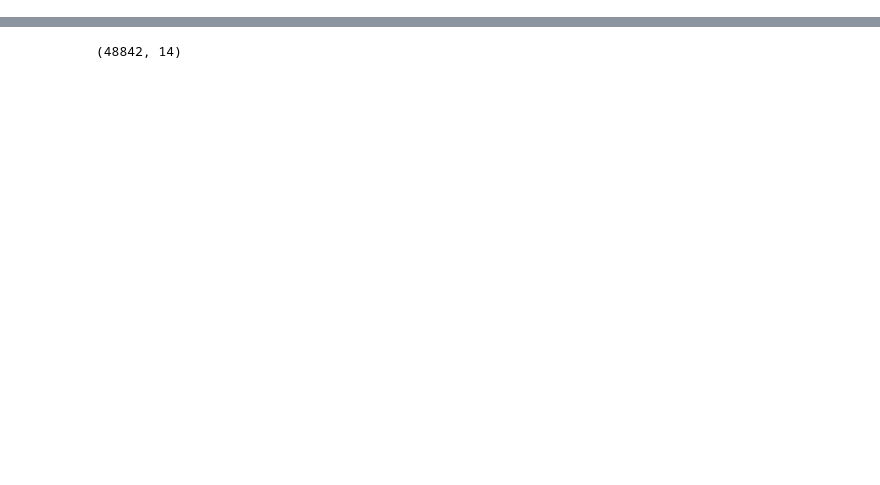
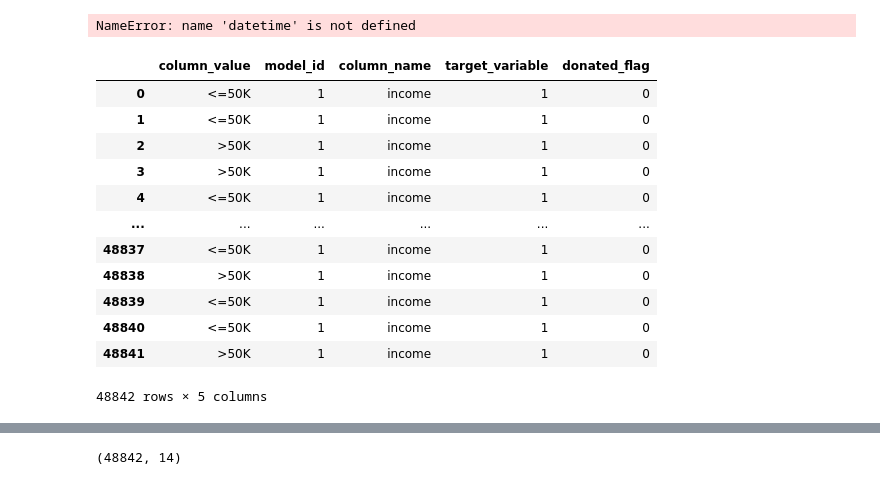
Before and after one commit to mraahemi/Bias_analyzer, a Jupyter notebook: notebooks/AdultDataset.ipynb, the cells around one changed output, grey strips where cells are left out. Drawn from its saved outputs; the diff is of its cells as text; code cells hidden in the pictures; blank space fills up the shorter version.

```diff
--- a/notebooks/AdultDataset.ipynb
+++ b/notebooks/AdultDataset.ipynb
@@ -17,0 +41,6 @@ df = data.data
+# %%
+target = pd.DataFrame(adult.target).rename(columns={'class': 'column_value'})
+target.loc[:, 'model_id'] = 1
+target.loc[:, 'column_name'] = 'income'
+target.loc[:, 'target_variable'] = 1
+target.loc[:, 'donated_flag'] = 0
@@ -17,0 +77,20 @@ df = data.data
+# %%
+pd.DataFrame([[1, 'predict_income_model', datetime.datetime.now(), 0, f"Model to predict whether one makes more than 50k a year based on the features {', '.join(list(adult.data.columns))}"]])
+# %% [output]
+NameError: name 'datetime' is not defined
+# %%
+target
+# %% [output]
+|  | column_value | model_id | column_name | target_variable | donated_flag |
+| 0 | <=50K | 1 | income | 1 | 0 |
+| 1 | <=50K | 1 | income | 1 | 0 |
+| 2 | >50K | 1 | income | 1 | 0 |
+| 3 | >50K | 1 | income | 1 | 0 |
+| 4 | <=50K | 1 | income | 1 | 0 |
+| ... | ... | ... | ... | ... | ... |
+| 48837 | <=50K | 1 | income | 1 | 0 |
+| 48838 | >50K | 1 | income | 1 | 0 |
+| 48839 | <=50K | 1 | income | 1 | 0 |
+| 48840 | <=50K | 1 | income | 1 | 0 |
+| 48841 | >50K | 1 | income | 1 | 0 |
+48842 rows × 5 columns
```
Also changed, not shown: parts of 29 cells of this notebook, 12 other files.
